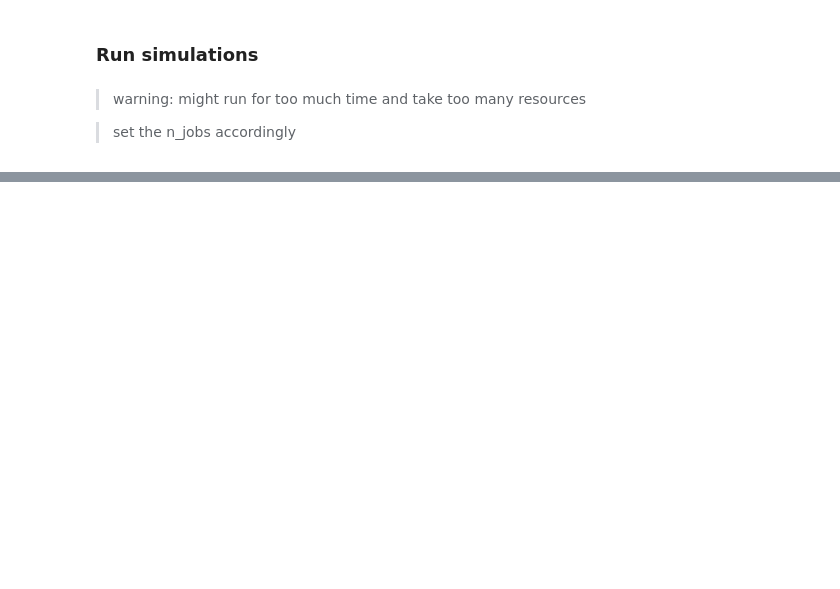
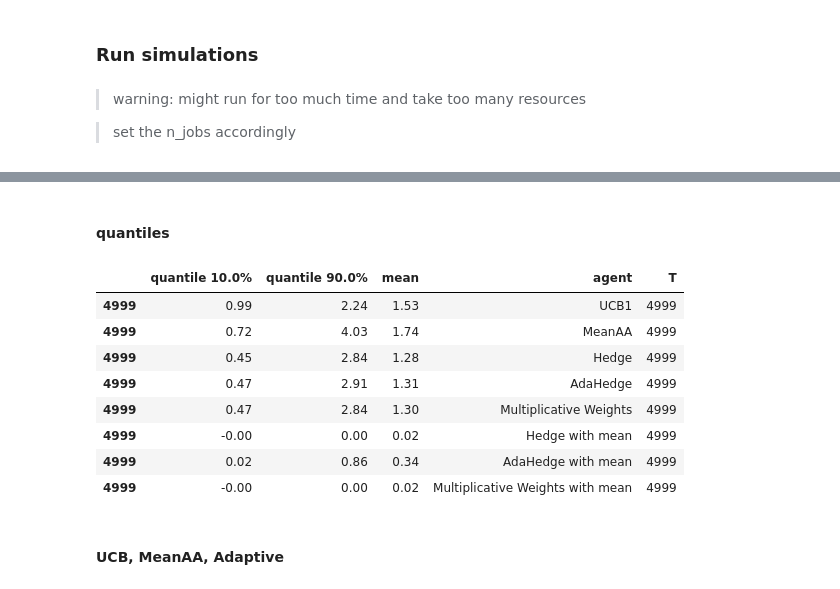
Before and after one commit to thxi/hse_thesis, a Jupyter notebook: notebooks/Pricing bandits.ipynb, the cells around one changed output, grey strips where cells are left out. Saved outputs shown, nothing was run; the diff lists cells and outputs as text; code cells hidden in the pictures; blank space fills up the shorter version.

```diff
--- a/notebooks/Pricing bandits.ipynb
+++ b/notebooks/Pricing bandits.ipynb
@@ -669,0 +486,2 @@ outperforms_df
+# %% [markdown]
+#### quantiles
@@ -669,0 +513,14 @@ outperforms_df
+# %%
+quantile_df[quantile_df['T'] == quantile_df['T'].max()].round(2)
+# %% [output]
+|  | quantile 10.0% | quantile 90.0% | mean | agent | T |
+| 4999 | 0.99 | 2.24 | 1.53 | UCB1 | 4999 |
+| 4999 | 0.72 | 4.03 | 1.74 | MeanAA | 4999 |
+| 4999 | 0.45 | 2.84 | 1.28 | Hedge | 4999 |
+| 4999 | 0.47 | 2.91 | 1.31 | AdaHedge | 4999 |
+| 4999 | 0.47 | 2.84 | 1.30 | Multiplicative Weights | 4999 |
+| 4999 | -0.00 | 0.00 | 0.02 | Hedge with mean | 4999 |
+| 4999 | 0.02 | 0.86 | 0.34 | AdaHedge with mean | 4999 |
+| 4999 | -0.00 | 0.00 | 0.02 | Multiplicative Weights with mean | 4999 |
+# %% [markdown]
+#### UCB, MeanAA, Adaptive
```
Also changed, not shown: parts of 101 cells of this notebook.
